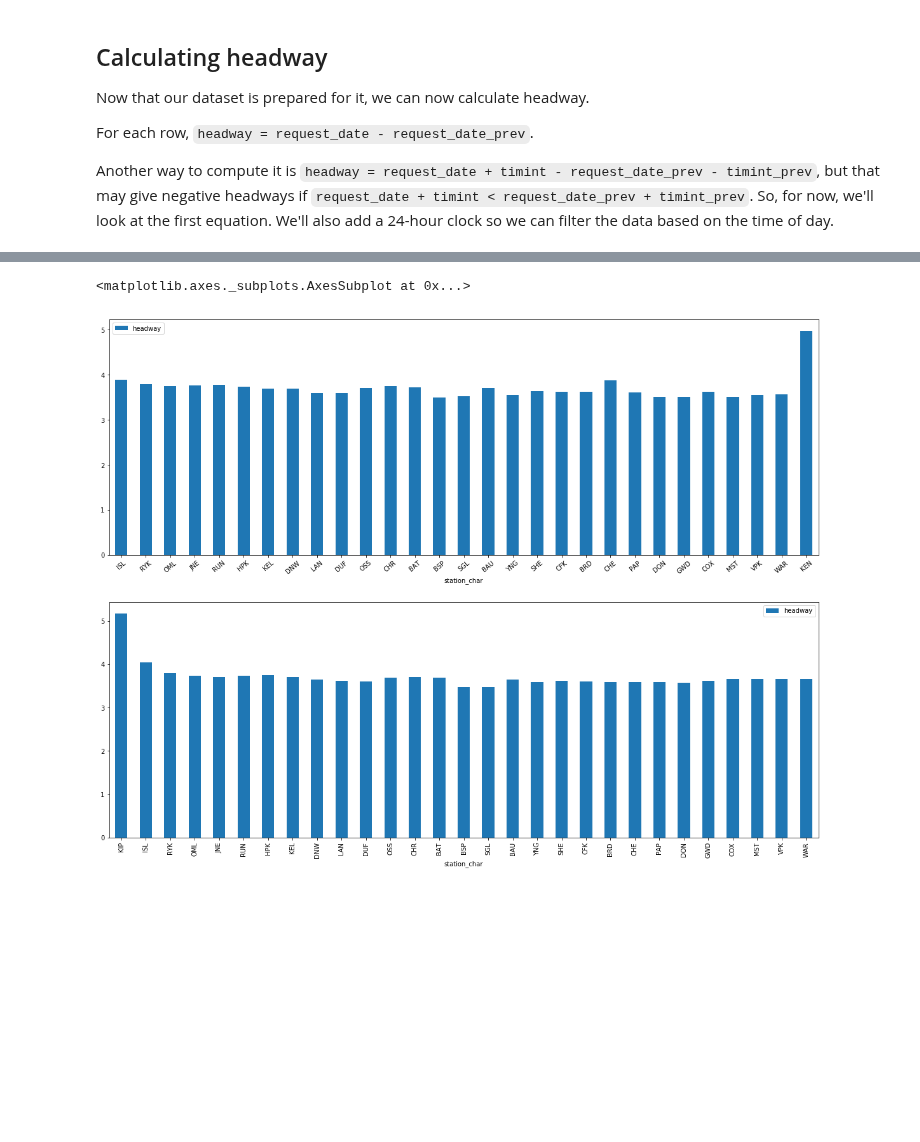
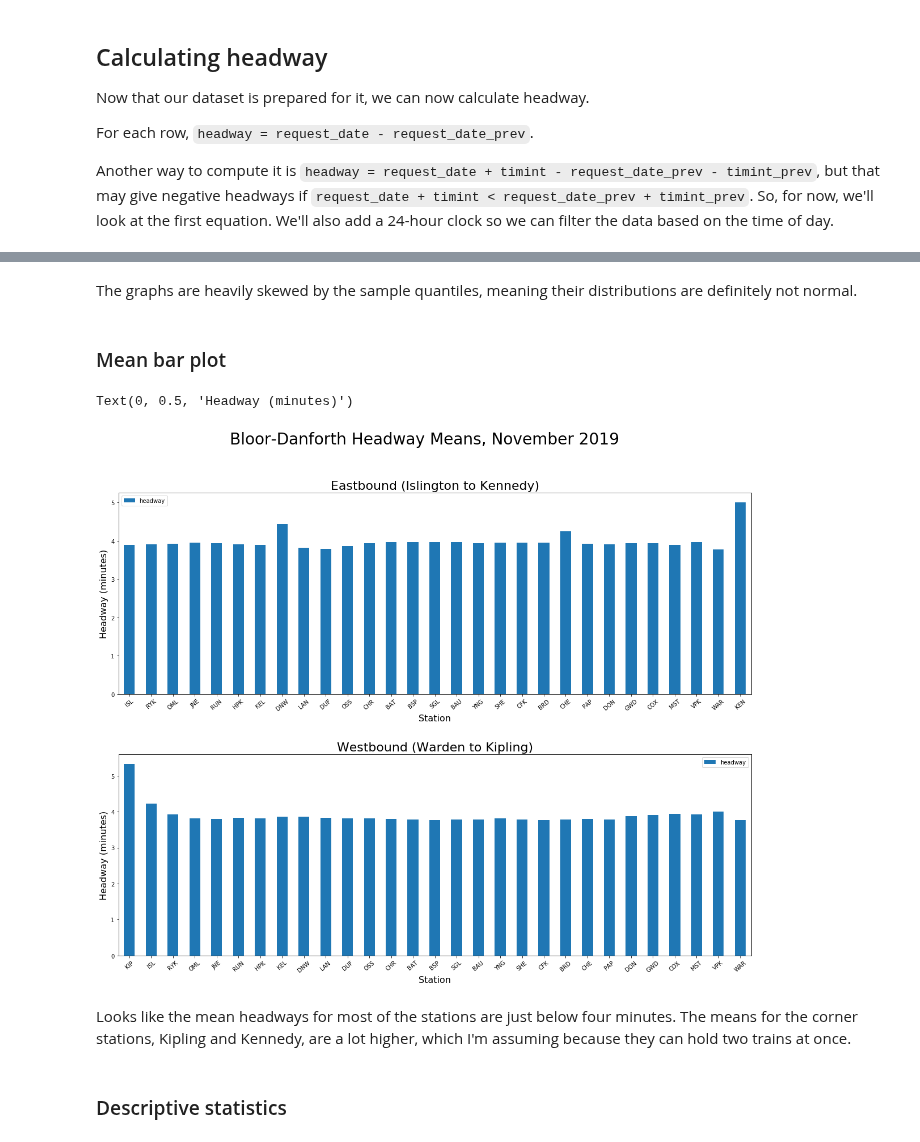
Before and after one commit to CivicTechTO/ttc_subway_times, a Jupyter notebook: doc/ttc_headway_analysis.ipynb, the cells around one changed output, grey strips where cells are left out. Cells and saved outputs as stored; diff of their text form; code cells hidden in the pictures; blank space fills up the shorter version.

Commit message:
upd headway analysis doc

```diff
--- a/doc/ttc_headway_analysis.ipynb
+++ b/doc/ttc_headway_analysis.ipynb
@@ -156,0 +167,4 @@ p3 = (p2-p1).astype('timedelta64[m]')
+# %%
+p2 = p1.shift(-1,fill_value = 0)[:-1]
+p1 = p1[:-1]
+p3 = (p2-p1).astype('timedelta64[m]')
@@ -162,7 +191,7 @@ ttc_2['long_diff?'] = (p3 < 0) | (p3 > 5)
 ttc_3 = ttc_2[['trainid','station_char','timint','traindirection','train_message','long_diff?','request_date']].copy()
 
 # getting rid of all rows with non-significant differences
-ttc_3 = ttc_3[ttc_3['long_diff?']]
+ttc_3 = ttc_3[ttc_3['long_diff?'] == True]
 # %%
 ttc_3
 # %% [output]
@@ -245,18 +313,8 @@ ttc_kk['headway'] = (hk.astype('timedelta64[s]')/60).round(2)
 # %%
-# cut headways longer than two hours
-max_headway = 120; # 2 hours
-min_clock = '07:00:00'
-max_clock = '22:00:00'
+# cut times before 7AM and after 10PM
+# commented for now, but left just to show how you can do it with my code
+#pde = pd.to_datetime(ttc_east['rq_24h'],format='%H:%M:%S')
+#pdw = pd.to_datetime(ttc_west['rq_24h'],format='%H:%M:%S')
 
-ttc_east = ttc_east.loc[(ttc_east['headway'] < max_headway) & (ttc_east['headway'] >= 0)]
-ttc_west = ttc_west.loc[(ttc_west['headway'] < max_headway) & (ttc_west['headway'] >= 0)]
-ttc_kk = ttc_kk.loc[(ttc_kk['headway'] < max_headway) & (ttc_kk['headway'] >= 0)]
-
-# cut times before 7AM and after 10PM
-pde = pd.to_datetime(ttc_east['rq_24h'],format='%H:%M:%S')
-pdw = pd.to_datetime(ttc_west['rq_24h'],format='%H:%M:%S')
-pdk = pd.to_datetime(ttc_kk['rq_24h'],format='%H:%M:%S')
-
-ttc_east = ttc_east.loc[(pde > pd.to_datetime(min_clock,format='%H:%M:%S')) & (pde < pd.to_datetime(max_clock,format='%H:%M:%S'))]
-ttc_west = ttc_west.loc[(pdw > pd.to_datetime(min_clock,format='%H:%M:%S')) & (pdw < pd.to_datetime(max_clock,format='%H:%M:%S'))]
-ttc_kk = ttc_kk.loc[(pdk > pd.to_datetime(min_clock,format='%H:%M:%S')) & (pdk < pd.to_datetime(max_clock,format='%H:%M:%S'))]
+#ttc_east = ttc_east.loc[(pde > pd.to_datetime(min_clock,format='%H:%M:%S')) & (pde < pd.to_datetime(max_clock,format='%H:%M:%S'))]
+#ttc_west = ttc_west.loc[(pdw > pd.to_datetime(min_clock,format='%H:%M:%S')) & (pdw < pd.to_datetime(max_clock,format='%H:%M:%S'))]
@@ -282,10 +373,29 @@ Text(0, 0.5, 'Headway (minutes)')
+# %% [markdown]
+The graphs are heavily skewed by the sample quantiles, meaning their distributions are definitely not normal.
+# %% [markdown]
+### Mean bar plot
 # %%
 fig, axes = plt.subplots(nrows = 2, ncols = 1, figsize=(20,15))
 ttc_east[['station_char','headway']].groupby('station_char').mean().plot(kind='bar', ax = axes[0], rot=40)
-ttc_west[['station_char','headway']].groupby('station_char').mean().plot(kind='bar', ax = axes[1])
+ttc_west[['station_char','headway']].groupby('station_char').mean().plot(kind='bar', ax = axes[1], rot=40)
+
+fig.suptitle('Bloor-Danforth Headway Means, November 2019', fontsize=28)
+fig.subplots_adjust(hspace = 0.3)
+
+axes[0].set_title('Eastbound (Islington to Kennedy)', fontsize=22)
+axes[0].set_xlabel('Station', fontsize=16)
+axes[0].set_ylabel("Headway (minutes)",fontsize=16)
+
+axes[1].set_title('Westbound (Warden to Kipling)', fontsize=22)
+axes[1].set_xlabel('Station', fontsize=16)
+axes[1].set_ylabel("Headway (minutes)",fontsize=16)
 # %% [output]
-<matplotlib.axes._subplots.AxesSubplot at 0x...>
+Text(0, 0.5, 'Headway (minutes)')
-[figure, old version]
+[figure, new version]
+# %% [markdown]
+Looks like the mean headways for most of the stations are just below four minutes. The means for the corner stations, Kipling and Kennedy, are a lot higher, which I'm assuming because they can hold two trains at once.
+# %% [markdown]
+### Descriptive statistics
 # %%
 # eastbound
 ttc_east[['station_char','headway']].groupby('station_char').describe()
```
Also changed, not shown: parts of 43 cells of this notebook.
